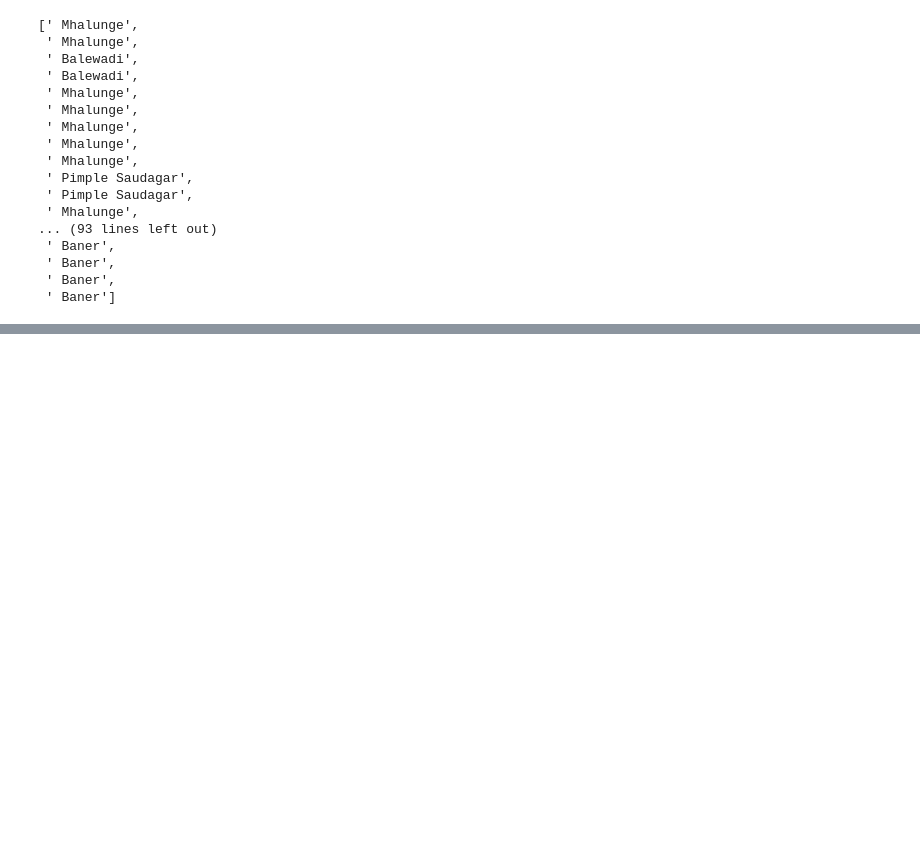
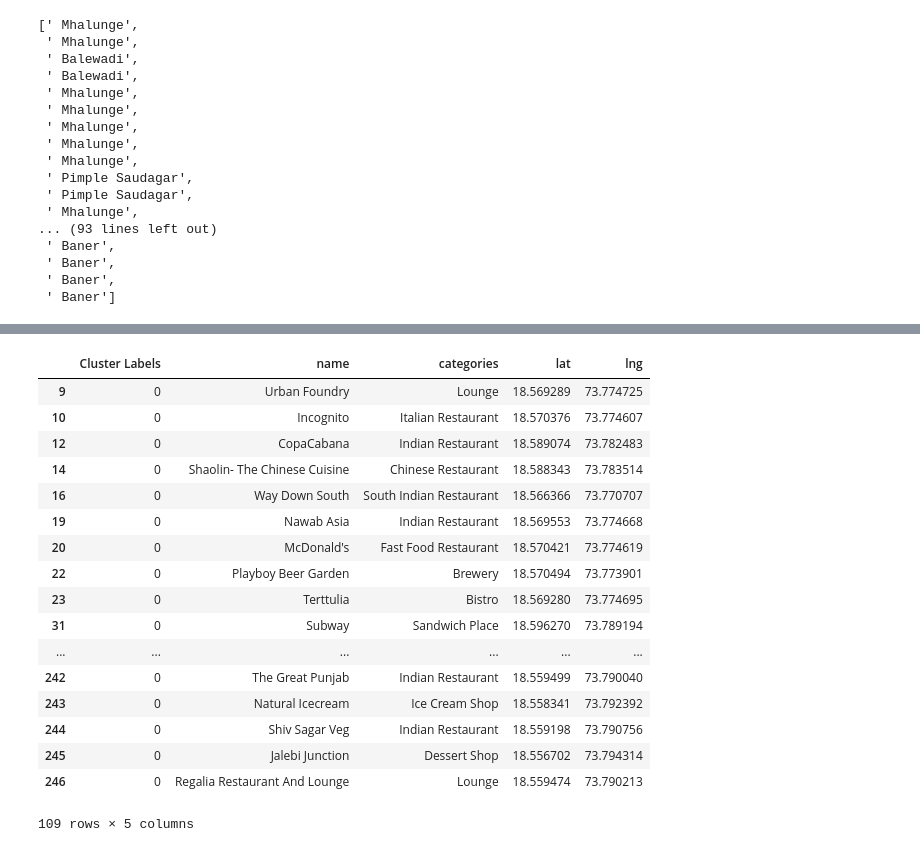
Before and after one commit to vishwain/Clustering-Pune, a Jupyter notebook: The battle of neighborhoods.ipynb, the cells around one changed output, grey strips where cells are left out. Saved outputs shown, nothing was run; the diff lists cells and outputs as text; code cells hidden in the pictures; blank space fills up the shorter version.

```diff
--- a/The battle of neighborhoods.ipynb
+++ b/The battle of neighborhoods.ipynb
@@ -378,0 +374,21 @@ Cluster_0.head()
+# %%
+Cluster_0
+# %% [output]
+|  | Cluster Labels | name | categories | lat | lng |
+| 9 | 0 | Urban Foundry | Lounge | 18.569289 | 73.774725 |
+| 10 | 0 | Incognito | Italian Restaurant | 18.570376 | 73.774607 |
+| 12 | 0 | CopaCabana | Indian Restaurant | 18.589074 | 73.782483 |
+| 14 | 0 | Shaolin- The Chinese Cuisine | Chinese Restaurant | 18.588343 | 73.783514 |
+| 16 | 0 | Way Down South | South Indian Restaurant | 18.566366 | 73.770707 |
+| 19 | 0 | Nawab Asia | Indian Restaurant | 18.569553 | 73.774668 |
+| 20 | 0 | McDonald's | Fast Food Restaurant | 18.570421 | 73.774619 |
+| 22 | 0 | Playboy Beer Garden | Brewery | 18.570494 | 73.773901 |
+| 23 | 0 | Terttulia | Bistro | 18.569280 | 73.774695 |
+| 31 | 0 | Subway | Sandwich Place | 18.596270 | 73.789194 |
+| ... | ... | ... | ... | ... | ... |
+| 242 | 0 | The Great Punjab | Indian Restaurant | 18.559499 | 73.790040 |
+| 243 | 0 | Natural Icecream | Ice Cream Shop | 18.558341 | 73.792392 |
+| 244 | 0 | Shiv Sagar Veg | Indian Restaurant | 18.559198 | 73.790756 |
+| 245 | 0 | Jalebi Junction | Dessert Shop | 18.556702 | 73.794314 |
+| 246 | 0 | Regalia Restaurant And Lounge | Lounge | 18.559474 | 73.790213 |
+109 rows × 5 columns
```
Also changed, not shown: parts of 1 cell of this notebook.
